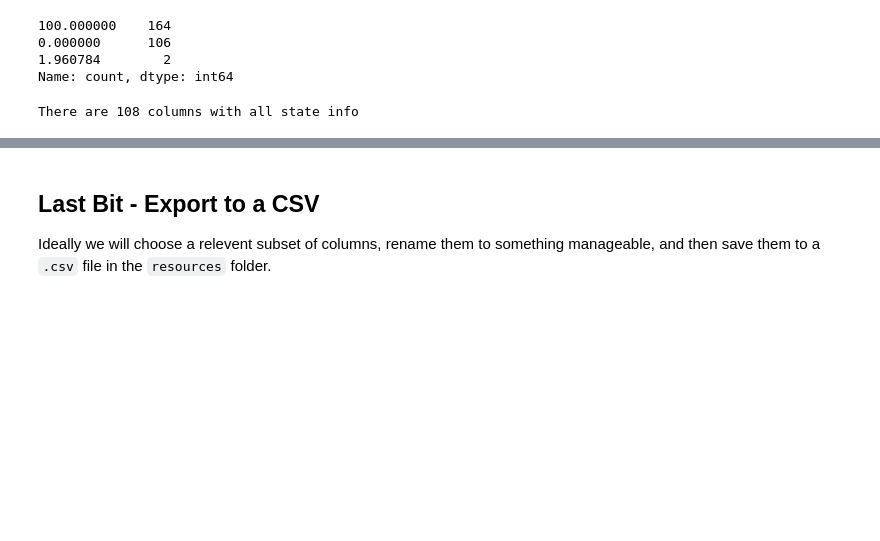
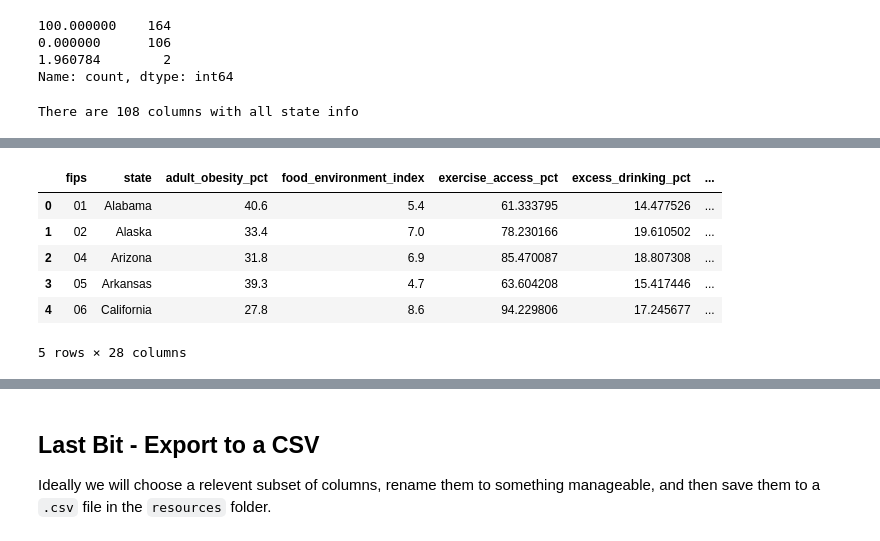
Before and after one commit to the-eva-a/group-1-project-1, a Jupyter notebook: Preliminary Data Cleaning.ipynb, the cells around one changed output, grey strips where cells are left out. Saved outputs shown, nothing was run; the diff lists cells and outputs as text; code cells hidden in the pictures; blank space fills up the shorter version.

```diff
--- a/Preliminary Data Cleaning.ipynb
+++ b/Preliminary Data Cleaning.ipynb
@@ -383,0 +555,16 @@ There are 108 columns with all state info
+# %%
+state_data_geo = final_cols_state_no_na.merge(gdf_state_projected[['GEOID', 'longitude', 'latitude']],
+                                          left_on='fips', right_on='GEOID',
+                                            how='left')
+
+# Drop the added FIPS row
+state_data_geo = state_data_geo.drop(columns=['GEOID'])
+state_data_geo.head()
+# %% [output]
+|  | fips | state | adult_obesity_pct | food_environment_index | exercise_access_pct | excess_drinking_pct | ... |
+| 0 | 01 | Alabama | 40.6 | 5.4 | 61.333795 | 14.477526 | ... |
+| 1 | 02 | Alaska | 33.4 | 7.0 | 78.230166 | 19.610502 | ... |
+| 2 | 04 | Arizona | 31.8 | 6.9 | 85.470087 | 18.807308 | ... |
+| 3 | 05 | Arkansas | 39.3 | 4.7 | 63.604208 | 15.417446 | ... |
+| 4 | 06 | California | 27.8 | 8.6 | 94.229806 | 17.245677 | ... |
+5 rows × 28 columns
```
Also changed, not shown: parts of 18 cells of this notebook, 14 other files.
